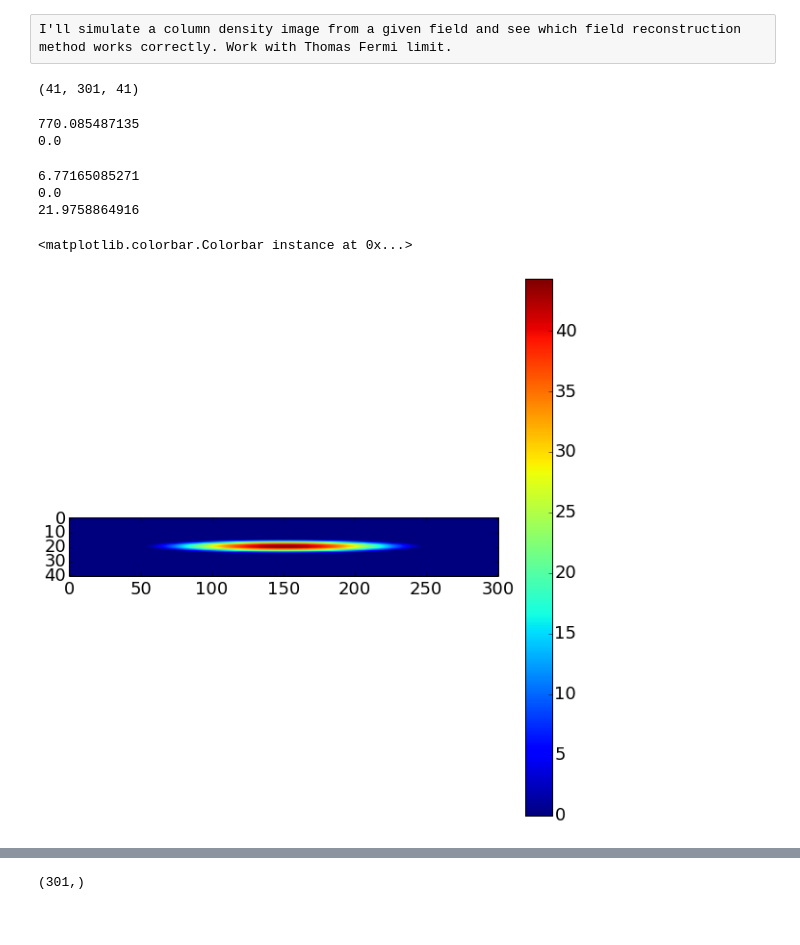
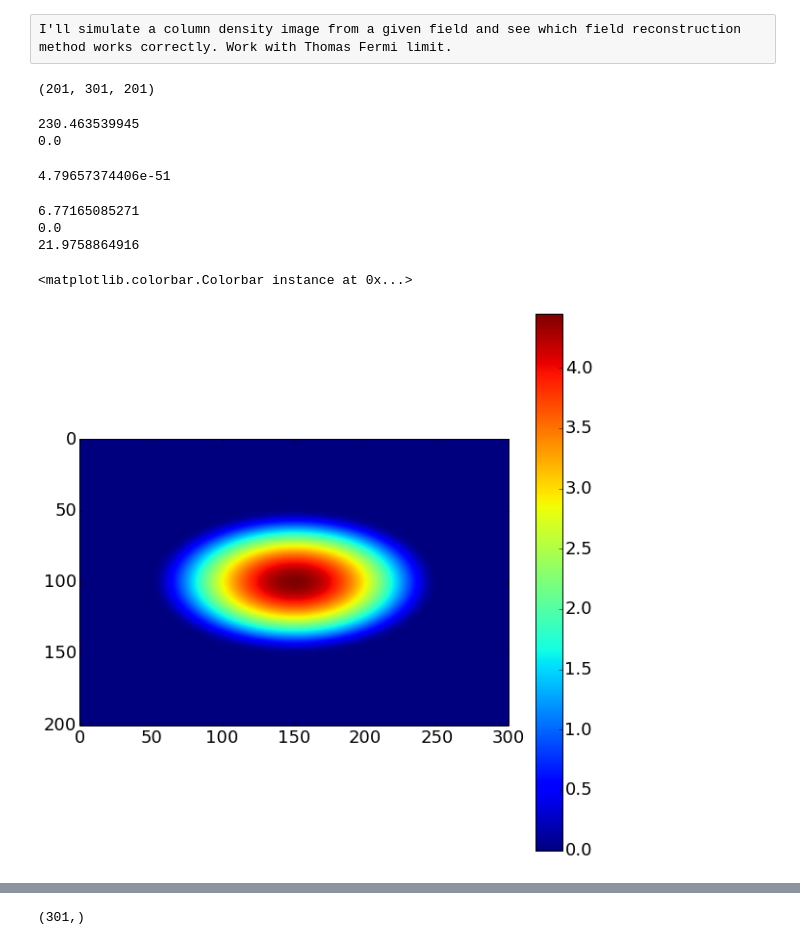
Before and after one commit to levlab-atomchip/BECy_stats, a Jupyter notebook: notebooks/abel_transforms.ipynb, the cells around one changed output, grey strips where cells are left out. Saved outputs shown, nothing was run; the diff lists cells and outputs as text; code cells hidden in the pictures.

```diff
--- a/notebooks/abel_transforms.ipynb
+++ b/notebooks/abel_transforms.ipynb
@@ -324,14 +328,17 @@ Hmm, this is pretty sketchy. I don't believe that the true potential has such a
 I'll simulate a column density image from a given field and see which field reconstruction method works correctly. Work with Thomas Fermi limit.
 # %%
 x1d = np.linspace(-150, 150, 301)*real_pix
-y1d = np.linspace(-20, 20,41)*real_pix
-z1d = np.linspace(-20, 20, 41)*real_pix
+y1d = np.linspace(-10, 10,201)*real_pix
+z1d = np.linspace(-10, 10, 201)*real_pix
+
+dee_zee = x1d[1] - x1d[0]
+dee_arr = y1d[1] - y1d[0]
 
 XX, YY, ZZ = np.meshgrid(x1d, y1d, z1d)
 
 print XX.shape
 # %% [output]
-(41, 301, 41)
+(201, 301, 201)
 # %%
 omega_perp = 2*pi*100
 omega_long = 2*pi*5
@@ -343,7 +350,7 @@ trap_field = trap_potential / 9.3e-24
 print np.max(trap_field)*1e9
 print np.min(trap_field)*1e9
 # %% [output]
-770.085487135
+230.463539945
 0.0
 # %%
 NN = 2e4
@@ -352,6 +359,10 @@ AA = 5e-9
 aosc_bar = sqrt(HBAR / (MM*omega_bar))
 MU_TF = (8.0 * pi / 15) * (NN * AA / aosc_bar)**0.4 * HBAR * omega_bar
 U0 = 4*pi*HBAR**2 * AA / MM
+MU_B = 9.3e-24
+print U0
+# %% [output]
+4.79657374406e-51
 # %%
 n_3d_tf = (MU_TF - trap_potential) / U0
 n_3d_tf = np.where(n_3d_tf > 0, n_3d_tf, 0)
@@ -363,11 +374,12 @@ print (MU_TF) / 9.3e-24 * 1e9
 0.0
 21.9758864916
 # %%
-cd_tf = np.sum(n_3d_tf*real_pix, axis=2)
-number_px_2d_tf = cd_tf * real_pix**2
+cd_tf = np.sum(n_3d_tf*dee_arr, axis=2)
+cd_tf = filters.gaussian_filter(cd_tf, 2)
+number_px_2d_tf = cd_tf * dee_arr*dee_zee
 plt.imshow(number_px_2d_tf)
 plt.colorbar()
 # %% [output]
 <matplotlib.colorbar.Colorbar instance at 0x...>
-[figure, old version]
+[figure, new version]
 # %%
```
Also changed, not shown: parts of 39 cells of this notebook, 5 other files.
